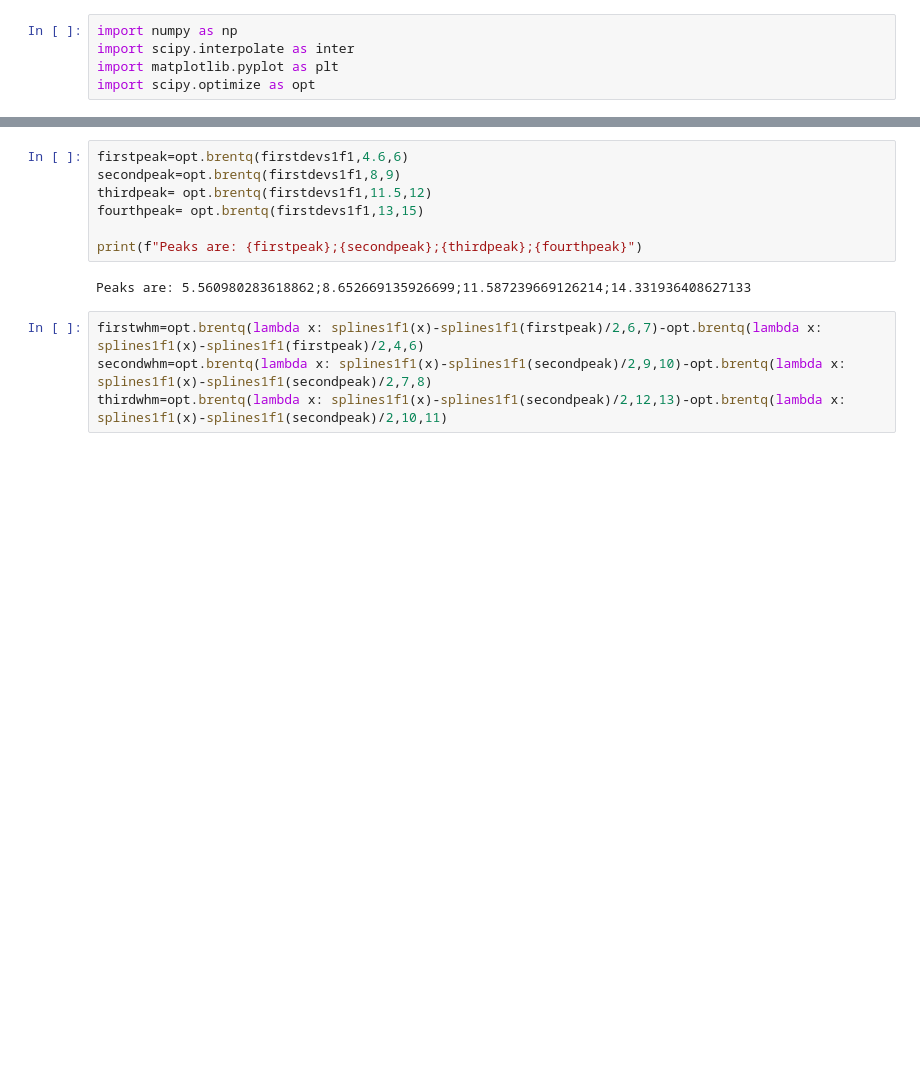
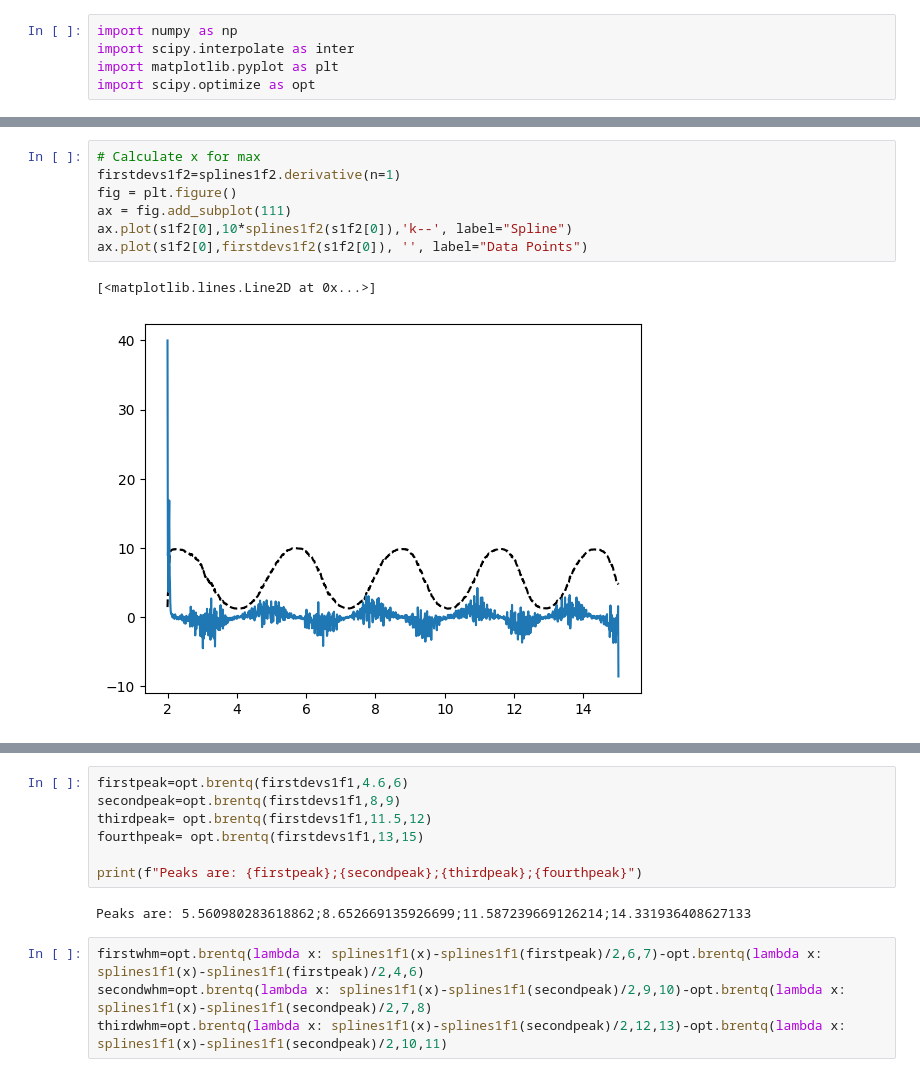
Before and after one commit to cwru-robin/Phys301, a Jupyter notebook: Inferometer/Anylisis.ipynb, the cells around one changed output, grey strips where cells are left out. Cells and saved outputs as stored; diff of their text form; blank space fills up the shorter version.

```diff
--- a/Inferometer/Anylisis.ipynb
+++ b/Inferometer/Anylisis.ipynb
@@ -32,0 +66,10 @@ ax.plot(s1f1[0],firstdevs1f1(s1f1[0]), '', label="Data Points")
+# %%
+# Calculate x for max
+firstdevs1f2=splines1f2.derivative(n=1)
+fig = plt.figure()
+ax = fig.add_subplot(111)
+ax.plot(s1f2[0],10*splines1f2(s1f2[0]),'k--', label="Spline")
+ax.plot(s1f2[0],firstdevs1f2(s1f2[0]), '', label="Data Points")
+# %% [output]
+[<matplotlib.lines.Line2D at 0x...>]
+[figure, added]
```
Also changed, not shown: parts of 6 cells of this notebook.
